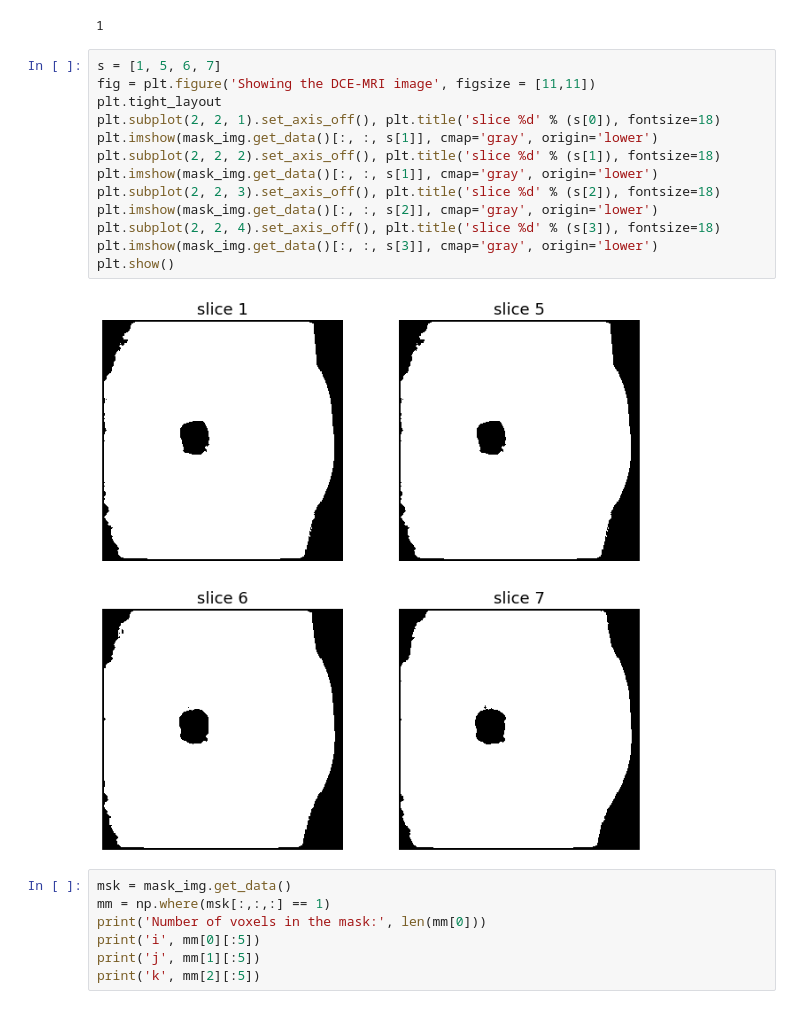
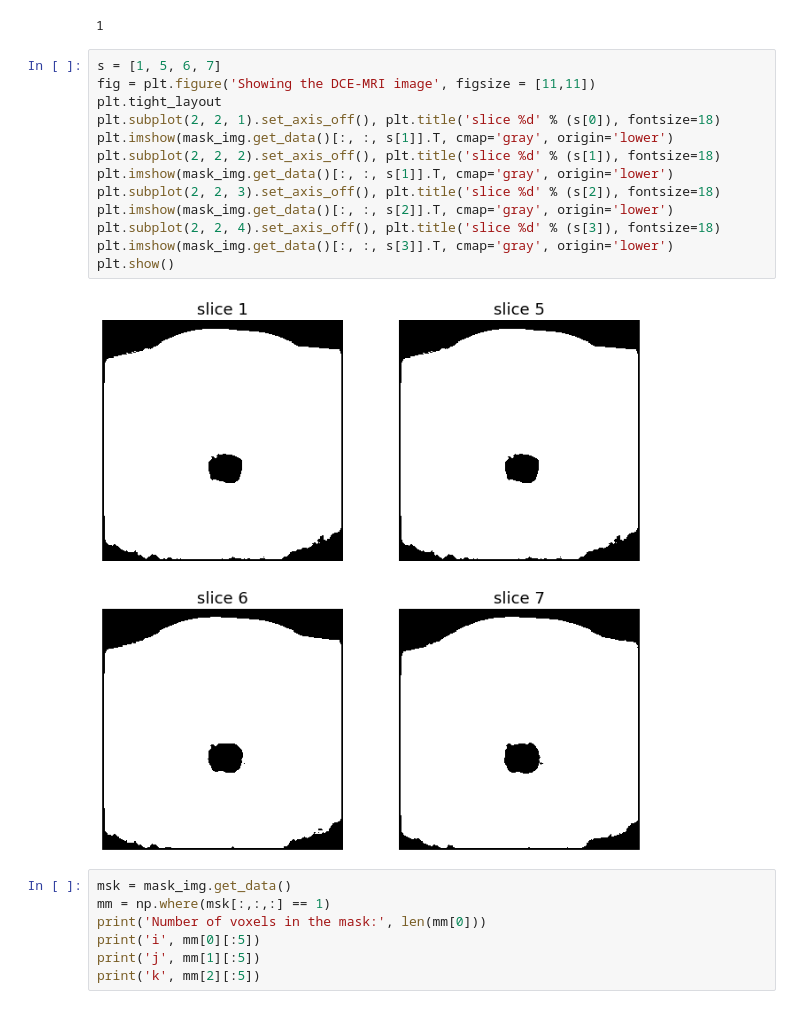
Before and after one commit to oercompbiomed/Seili-2019, a Jupyter notebook: notebooks/prostate-mri-unsupervised-classification.ipynb, the cells around one changed output. Saved outputs shown, nothing was run; the diff lists cells and outputs as text.

```diff
--- a/notebooks/prostate-mri-unsupervised-classification.ipynb
+++ b/notebooks/prostate-mri-unsupervised-classification.ipynb
@@ -389,18 +400,18 @@ mask_img.get_data().max()
 # %%
 s = [1, 5, 6, 7]
 fig = plt.figure('Showing the DCE-MRI image', figsize = [11,11])
 plt.tight_layout
 plt.subplot(2, 2, 1).set_axis_off(), plt.title('slice %d' % (s[0]), fontsize=18)
-plt.imshow(mask_img.get_data()[:, :, s[1]], cmap='gray', origin='lower')
+plt.imshow(mask_img.get_data()[:, :, s[1]].T, cmap='gray', origin='lower')
 plt.subplot(2, 2, 2).set_axis_off(), plt.title('slice %d' % (s[1]), fontsize=18)
-plt.imshow(mask_img.get_data()[:, :, s[1]], cmap='gray', origin='lower')
+plt.imshow(mask_img.get_data()[:, :, s[1]].T, cmap='gray', origin='lower')
 plt.subplot(2, 2, 3).set_axis_off(), plt.title('slice %d' % (s[2]), fontsize=18)
-plt.imshow(mask_img.get_data()[:, :, s[2]], cmap='gray', origin='lower')
+plt.imshow(mask_img.get_data()[:, :, s[2]].T, cmap='gray', origin='lower')
 plt.subplot(2, 2, 4).set_axis_off(), plt.title('slice %d' % (s[3]), fontsize=18)
-plt.imshow(mask_img.get_data()[:, :, s[3]], cmap='gray', origin='lower')
+plt.imshow(mask_img.get_data()[:, :, s[3]].T, cmap='gray', origin='lower')
 plt.show()
 # %% [output]
-[figure, old version]
+[figure, new version]
 # %%
 msk = mask_img.get_data()
 mm = np.where(msk[:,:,:] == 1)
```
Also changed, not shown: parts of 12 cells of this notebook, 1 other file.
